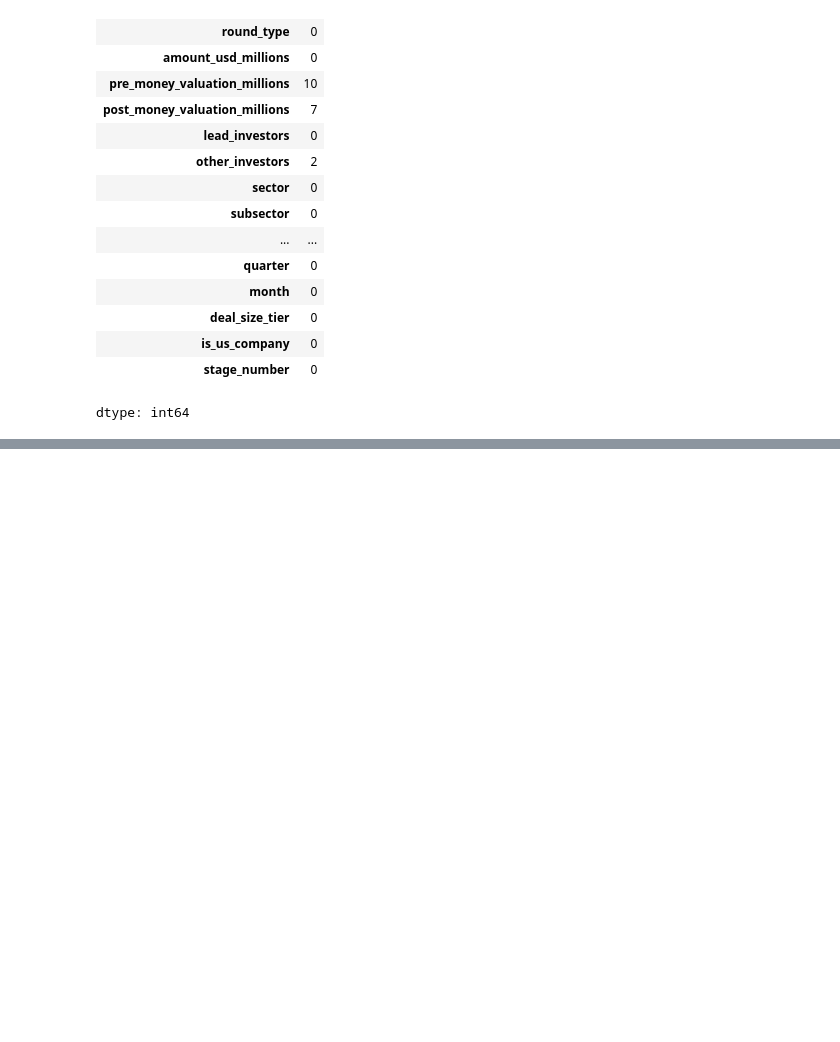
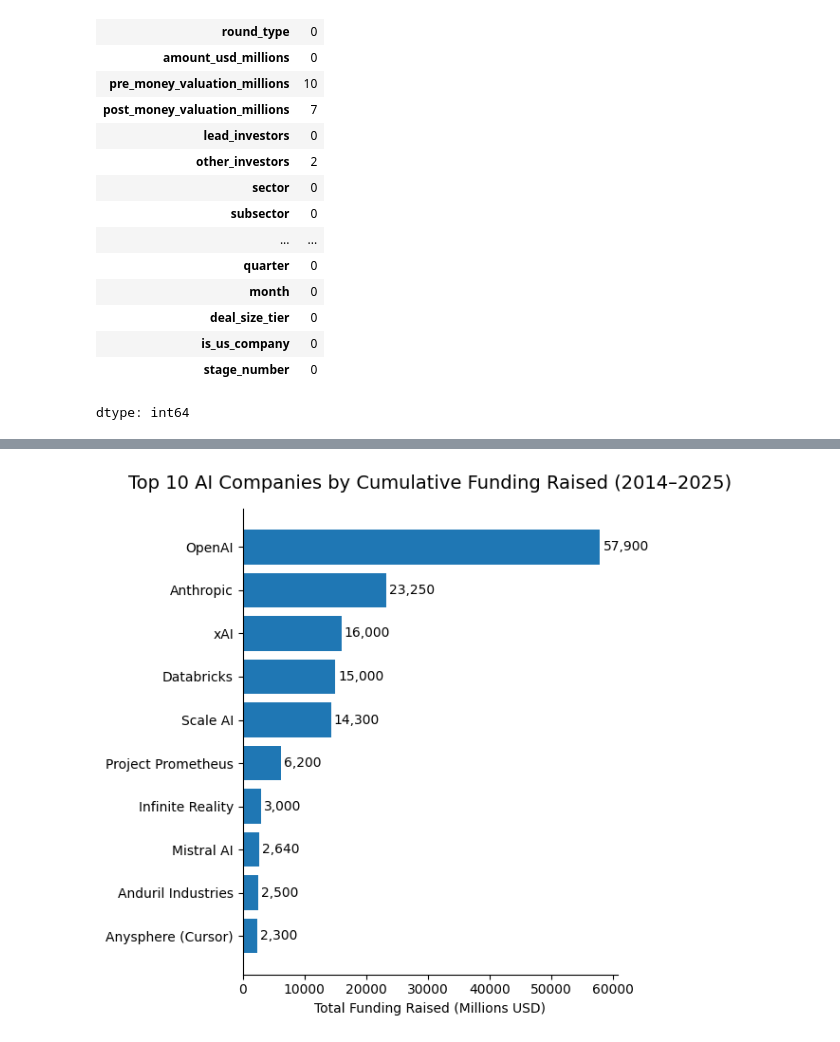
Before and after one commit to rawalnidhi/ai-investment-trends-analysis, a Jupyter notebook: notebooks/AI_Investment_Trends_Analysis.ipynb, the cells around one changed output, grey strips where cells are left out. Drawn from its saved outputs; the diff is of its cells as text; code cells hidden in the pictures; blank space fills up the shorter version.

```diff
--- a/notebooks/AI_Investment_Trends_Analysis.ipynb
+++ b/notebooks/AI_Investment_Trends_Analysis.ipynb
@@ -123,0 +130,64 @@ dtype: int64
+# %%
+# Aggregate total funding by company
+
+top_companies = (
+    df.groupby('company')['amount_usd_millions']
+      .sum()
+      .sort_values(ascending=False)
+      .head(10)
+)
+
+# Create figure
+
+plt.figure(figsize=(6, 6))
+
+# Plot horizontal bar chart
+
+bars = plt.barh(
+    top_companies.sort_values().index,
+    top_companies.sort_values().values
+)
+
+# Add value labels to bars
+
+for index, value in enumerate(top_companies.sort_values().values):
+    plt.text(
+        value + 500,
+        index,
+        f'{value:,.0f}',
+        va='center'
+    )
+
+# Chart title and labels
+
+plt.title(
+    'Top 10 AI Companies by Cumulative Funding Raised (2014–2025)',
+    fontsize=14,
+    pad=15
+)
+
+plt.xlabel('Total Funding Raised (Millions USD)')
+plt.ylabel('')
+
+# Remove top and right borders
+
+ax = plt.gca()
+ax.spines['top'].set_visible(False)
+ax.spines['right'].set_visible(False)
+
+# Improve layout
+
+plt.tight_layout()
+
+#save plot
+plt.savefig(
+    'funding_by_company.png',
+    dpi=300,
+    bbox_inches='tight'
+)
+
+# Display plot
+
+plt.show()
+# %% [output]
+[figure, added]
```
Also changed, not shown: parts of 10 cells of this notebook.
